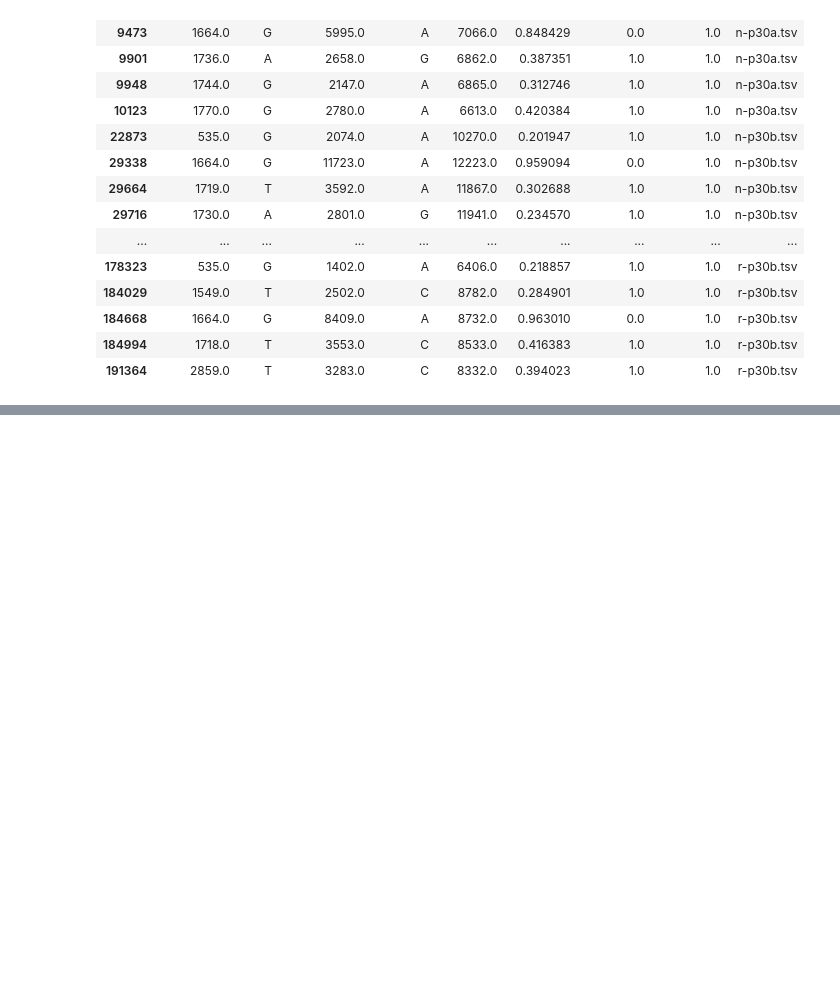
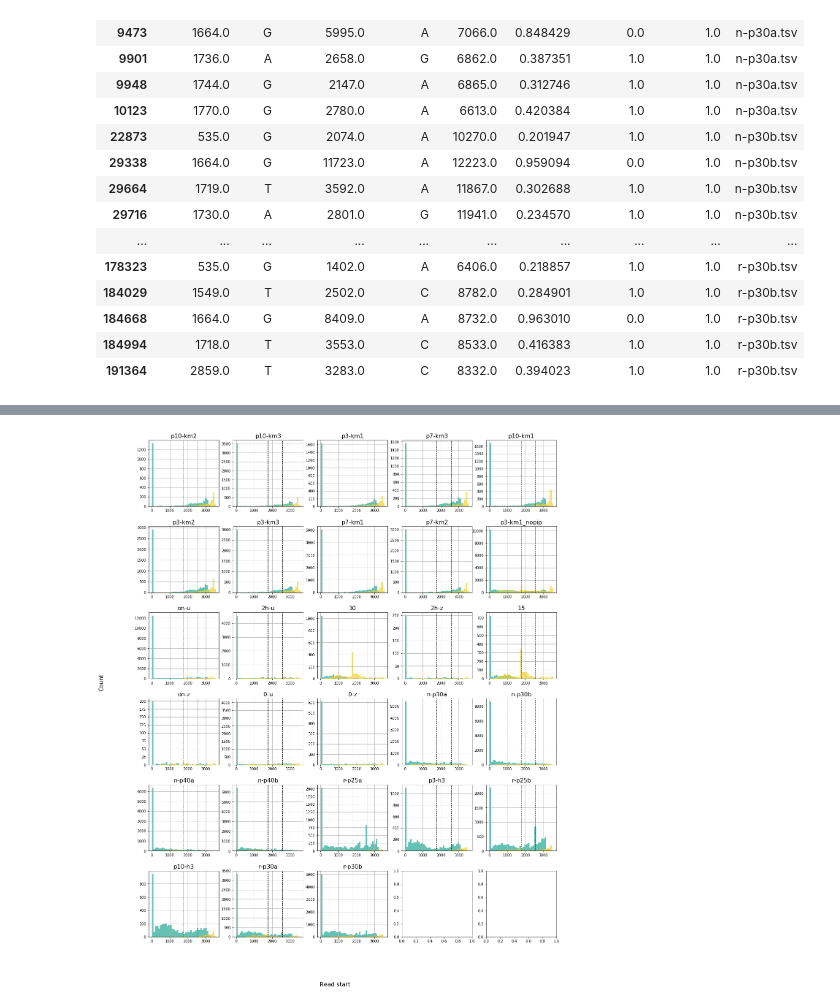
Before and after one commit to taliaku/SternLab, a Jupyter notebook: MS2_analysis/loop_genomics_short_genomes.ipynb, the cells around one changed output, grey strips where cells are left out. Saved outputs shown, nothing was run; the diff lists cells and outputs as text; code cells hidden in the pictures; blank space fills up the shorter version.

```diff
--- a/MS2_analysis/loop_genomics_short_genomes.ipynb
+++ b/MS2_analysis/loop_genomics_short_genomes.ipynb
@@ -492,6 +514,14 @@ def split_fastq_by_strand(original_fastq_dir, blast_tsv, new_fastqs_dir):
 # %%
 for i in ['n-p30a', 'n-p30b', 'n-p40a', 'n-p40b', 'p3-h3', 'p10-h3', 'r-p25a', 'r-p25b', 'r-p30a', 'r-p30b']:
     split_fastq_by_strand(f'/sternadi/datasets/volume2/ms2_loop_genomics_20210221/fastqs/{i}', f'/sternadi/nobackup/volume1/noam/ms2_data/ms2_loop_genomics_20210221/itamars_pipeline/{i}/blast.tsv', '/sternadi/nobackup/volume1/noam/ms2_data/ms2_loop_genomics_20210221/itamars_pipeline/stranded_fastqs/')
+for i in ['p3-km1', 'p3-km1_nopip', 'p3-km2', 'p3-km3', 'p7-km1', 'p7-km2', 'p7-km3', 'p10-km1', 'p10-km2', 'p10-km3']:
+    split_fastq_by_strand(f'/sternadi/datasets/volume2/ms2_loop_genomics_20200831/fastqs/{i}', f'/sternadi/nobackup/volume1/noam/ms2_data/ms2_loop_genomics_20200831/itamars_pipeline/{i}/blast.tsv', '/sternadi/nobackup/volume1/noam/ms2_data/ms2_loop_genomics_20200831/itamars_pipeline/stranded_fastqs/')
+for i in ['0-u', '0-z', '2h-u', '2h-z', '15', '30', 'on-u', 'on-z',]:
+    split_fastq_by_strand(f'/sternadi/datasets/volume2/ms2_loop_genomics_202012/fastqs/{i}', f'/sternadi/nobackup/volume1/noam/ms2_data/ms2_loop_genomics_202012/itamars_pipeline/{i}/blast.tsv', '/sternadi/nobackup/volume1/noam/ms2_data/ms2_loop_genomics_202012/itamars_pipeline/stranded_fastqs/')
 # %%
+for i in ['n-p30a', 'n-p30b', 'n-p40a', 'n-p40b', 'p3-h3', 'p10-h3', 'r-p25a', 'r-p25b', 'r-p30a', 'r-p30b']:
+    split_fastq_by_strand(f'/sternadi/datasets/volume2/ms2_loop_genomics_20210221/fastqs/{i}', f'/sternadi/nobackup/volume1/noam/ms2_data/ms2_loop_genomics_20210221/itamars_pipeline_q10/{i}/blast.tsv', '/sternadi/nobackup/volume1/noam/ms2_data/ms2_loop_genomics_20210221/itamars_pipeline_q10/stranded_fastqs/')
 for i in ['p3-km1', 'p3-km1_nopip', 'p3-km2', 'p3-km3', 'p7-km1', 'p7-km2', 'p7-km3', 'p10-km1', 'p10-km2', 'p10-km3']:
-    split_fastq_by_strand(f'/sternadi/datasets/volume2/ms2_loop_genomics_20200831/fastqs/{i}', f'/sternadi/nobackup/volume1/noam/ms2_data/ms2_loop_genomics_20200831/itamars_pipeline/{i}/blast.tsv', '/sternadi/nobackup/volume1/noam/ms2_data/ms2_loop_genomics_20200831/itamars_pipeline/stranded_fastqs/')
+    split_fastq_by_strand(f'/sternadi/datasets/volume2/ms2_loop_genomics_20200831/fastqs/{i}', f'/sternadi/nobackup/volume1/noam/ms2_data/ms2_loop_genomics_20200831/itamars_pipeline_q10/{i}/blast.tsv', '/sternadi/nobackup/volume1/noam/ms2_data/ms2_loop_genomics_20200831/itamars_pipeline_q10/stranded_fastqs/')
+for i in ['0-u', '0-z', '2h-u', '2h-z', '15', '30', 'on-u', 'on-z',]:
+    split_fastq_by_strand(f'/sternadi/datasets/volume2/ms2_loop_genomics_202012/fastqs/{i}', f'/sternadi/nobackup/volume1/noam/ms2_data/ms2_loop_genomics_202012/itamars_pipeline_q10/{i}/blast.tsv', '/sternadi/nobackup/volume1/noam/ms2_data/ms2_loop_genomics_202012/itamars_pipeline_q10/stranded_fastqs/')
@@ -497,0 +587,9 @@ for i in ['p3-km1', 'p3-km1_nopip', 'p3-km2', 'p3-km3', 'p7-km1', 'p7-km2', 'p7-
+# %%
+blasts = []
+for i in glob.glob('/sternadi/nobackup/volume1/noam/ms2_data/*/itamars_pipeline_q10/*/blast.tsv'):
+    basename = i.split('/')[-2]
+    blast = pd.read_csv(i, '\t', header=None, names=["query_id", "subject_id", "query_start", 'query_end', 'subject_start',
+                            'subject_end', 'plus_or_minus', 'length', 'mutations', 'query_seq', 'subject_seq'])
+    blast['Sample'] = basename
+    blasts.append(blast)
+blasts = pd.concat(blasts)
@@ -497,0 +618,19 @@ for i in ['p3-km1', 'p3-km1_nopip', 'p3-km2', 'p3-km3', 'p7-km1', 'p7-km2', 'p7-
+# %%
+fig, axes = plt.subplots(nrows=6, ncols=5)
+axes = axes.flatten()
+
+for sample, a in zip(blasts.Sample.drop_duplicates().tolist(), axes):
+    b = blasts[blasts.Sample == sample]
+    mapped_once = b[b.groupby('query_id').subject_start.transform('count') == 1]
+    mapped_once[mapped_once.plus_or_minus == 'plus'].subject_start.hist(bins=36, ax=a, color='#22A995', alpha=0.7)
+    mapped_once[mapped_once.plus_or_minus == 'minus'].subject_start.hist(bins=36, ax=a, color='#F0D230', alpha=0.7)
+    a.set_title(sample, fontsize=16)
+    a.axvline(x=1764, ls='--', color='black', lw=1)
+    a.axvline(x=2573, ls='--', color='black', lw=1)
+fig.text(s='Read start', x=0.45, y=0.05, fontsize=16)
+fig.text(s='Count', y=0.5, x=0.03, fontsize=16, rotation=90)
+fig.set_size_inches(20, 25)
+fig.subplots_adjust(hspace=0.3, wspace=0.2)
+fig.savefig('/sternadi/home/volume2/noam/ms2/short_genomes/blasts_figures/read_start.png', bbox_inches='tight', dpi=800)
+# %% [output]
+[figure, added]
```
Also changed, not shown: parts of 19 cells of this notebook, 1 other file.
